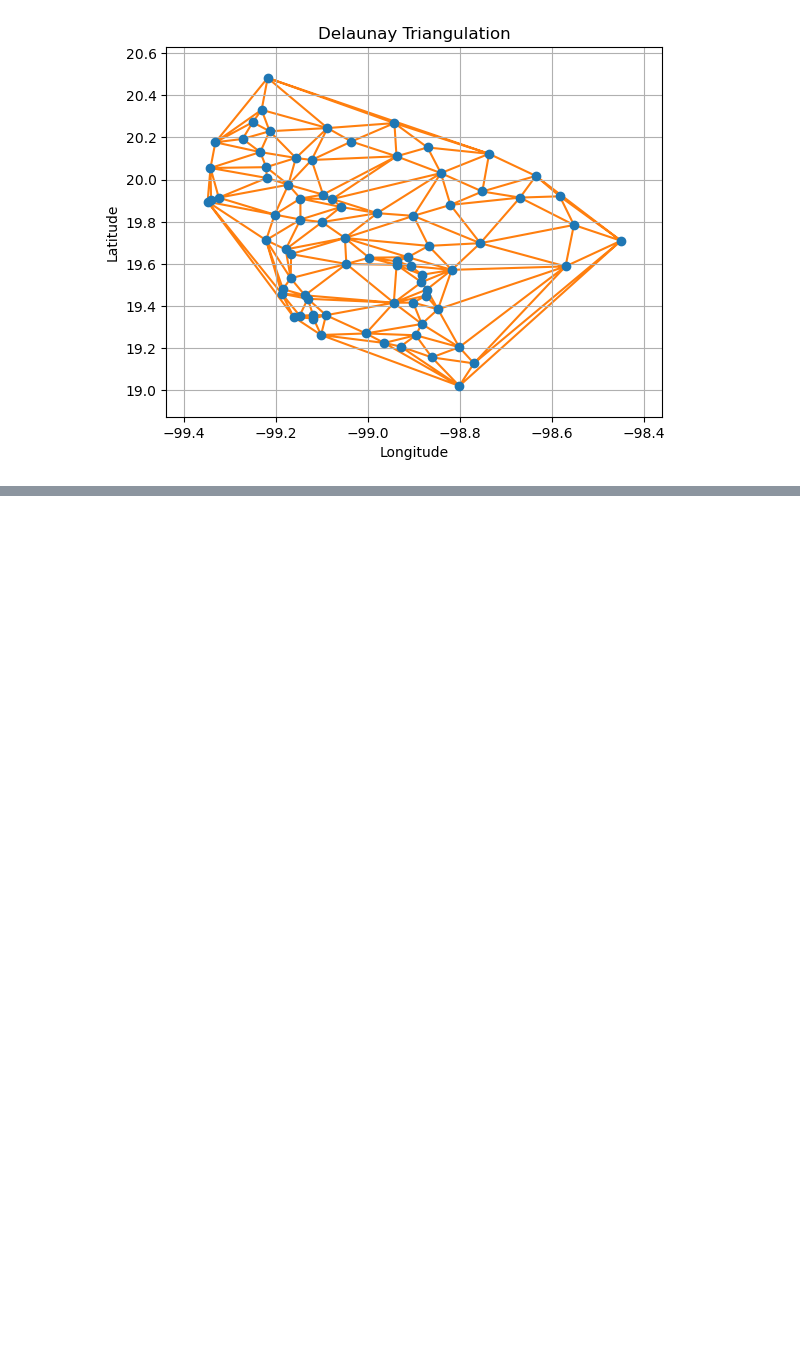
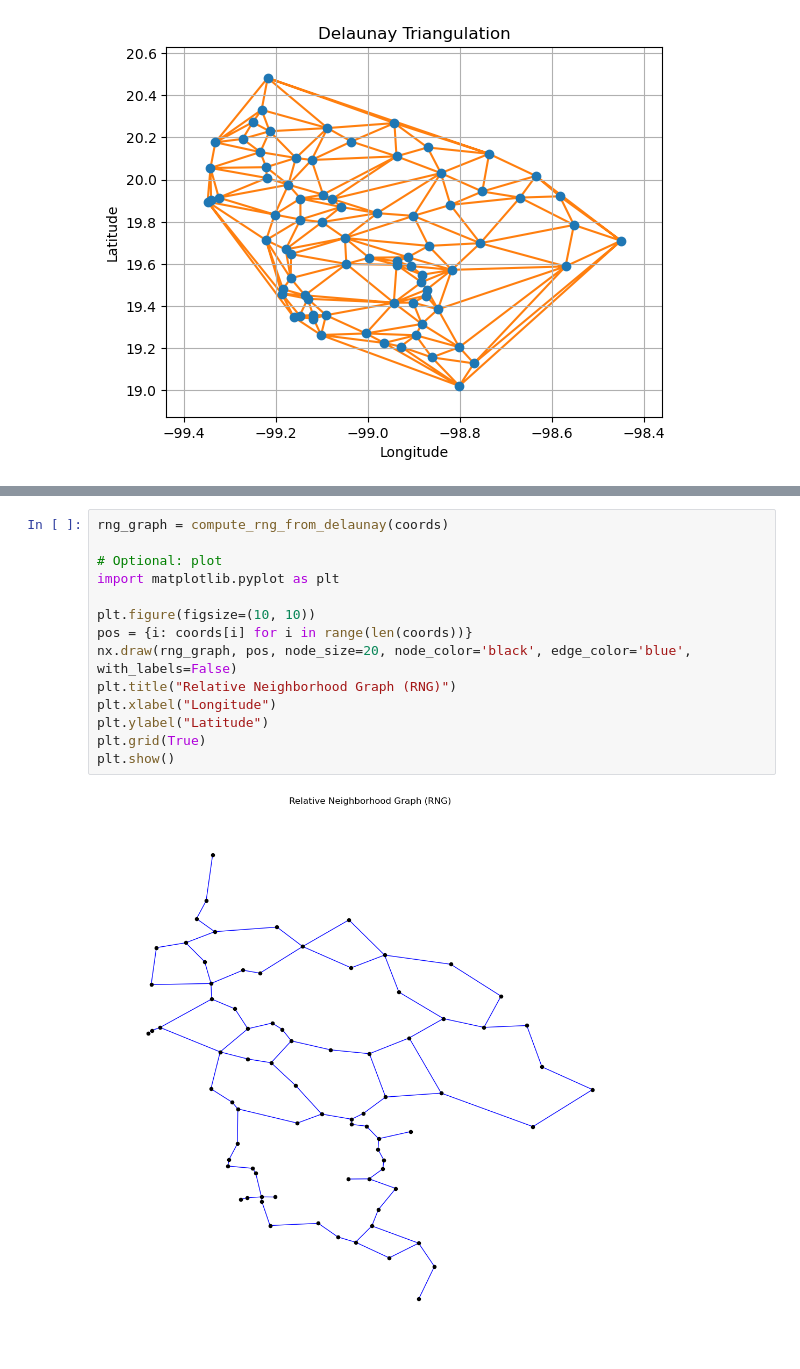
Before and after one commit to SaraLuzVC/Tesis-ITAM, a Jupyter notebook: Notebooks/Algoritmo_2D.ipynb, the cells around one changed output, grey strips where cells are left out. Cells and saved outputs as stored; diff of their text form; blank space fills up the shorter version.

```diff
--- a/Notebooks/Untitled.ipynb
+++ b/Notebooks/Algoritmo_2D.ipynb
@@ -74,0 +134,16 @@ plt.show()
+# %%
+rng_graph = compute_rng_from_delaunay(coords)
+
+# Optional: plot
+import matplotlib.pyplot as plt
+
+plt.figure(figsize=(10, 10))
+pos = {i: coords[i] for i in range(len(coords))}
+nx.draw(rng_graph, pos, node_size=20, node_color='black', edge_color='blue', with_labels=False)
+plt.title("Relative Neighborhood Graph (RNG)")
+plt.xlabel("Longitude")
+plt.ylabel("Latitude")
+plt.grid(True)
+plt.show()
+# %% [output]
+[figure, added]
```
Also changed, not shown: parts of 1 cell of this notebook, 1 other file.
